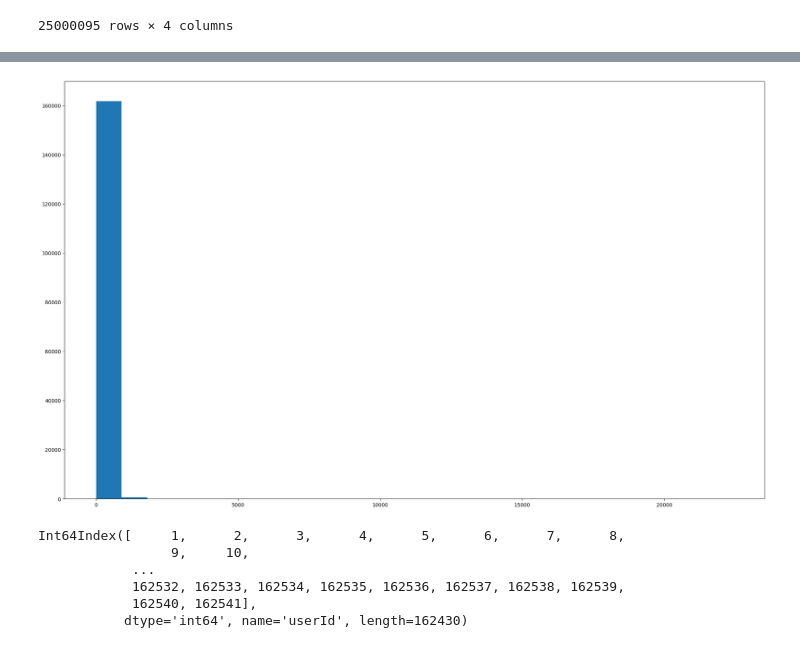
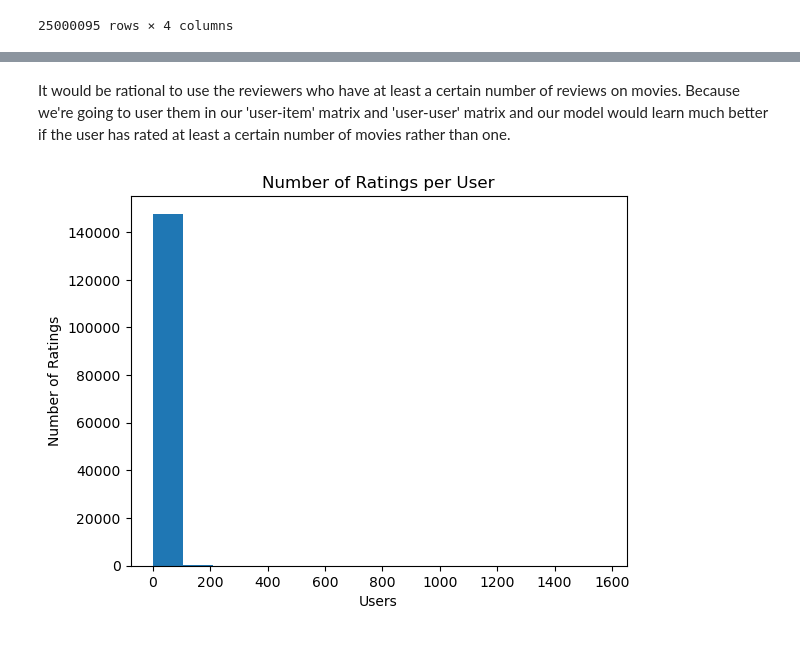
Before and after one commit to yaskarimi/movie-recommendation, a Jupyter notebook: data-cleaning-wrangling-sampling.ipynb, the cells around one changed output, grey strips where cells are left out. Cells and saved outputs as stored; diff of their text form; code cells hidden in the pictures.

```diff
--- a/data-cleaning-wrangling-sampling.ipynb
+++ b/data-cleaning-wrangling-sampling.ipynb
@@ -328,17 +452,12 @@ reviews_per_user = sample_ratings.groupby("userId")['movieId'].count()
-# %%
-
-plt.figure(figsize=(25,15))
-plt.hist(reviews_per_user,bins=25)
-plt.show()
-# %% [output]
-[figure, removed]
-# %%
-reviews_per_user.index
-# we want to keep the ones who have rated more than 50 movies
-# %% [output]
-Int64Index([     1,      2,      3,      4,      5,      6,      7,      8,
-                 9,     10,
-            ...
-            162532, 162533, 162534, 162535, 162536, 162537, 162538, 162539,
-            162540, 162541],
-           dtype='int64', name='userId', length=162430)
+# %% [markdown]
+It would be rational to use the reviewers who have at least a certain number of reviews on movies. Because we're going to user them in our 'user-item' matrix and 'user-user' matrix and our model would learn much better if the user has rated at least a certain number of movies rather than one.
+# %%
+
+# Plot the number of ratings
+plt.hist(reviews_per_user,bins=15)
+plt.xlabel('Users')
+plt.ylabel('Number of Ratings')
+plt.title('Number of Ratings per User')
+plt.show()
+# %% [output]
+[figure, added]
```
Also changed, not shown: parts of 127 cells of this notebook.
